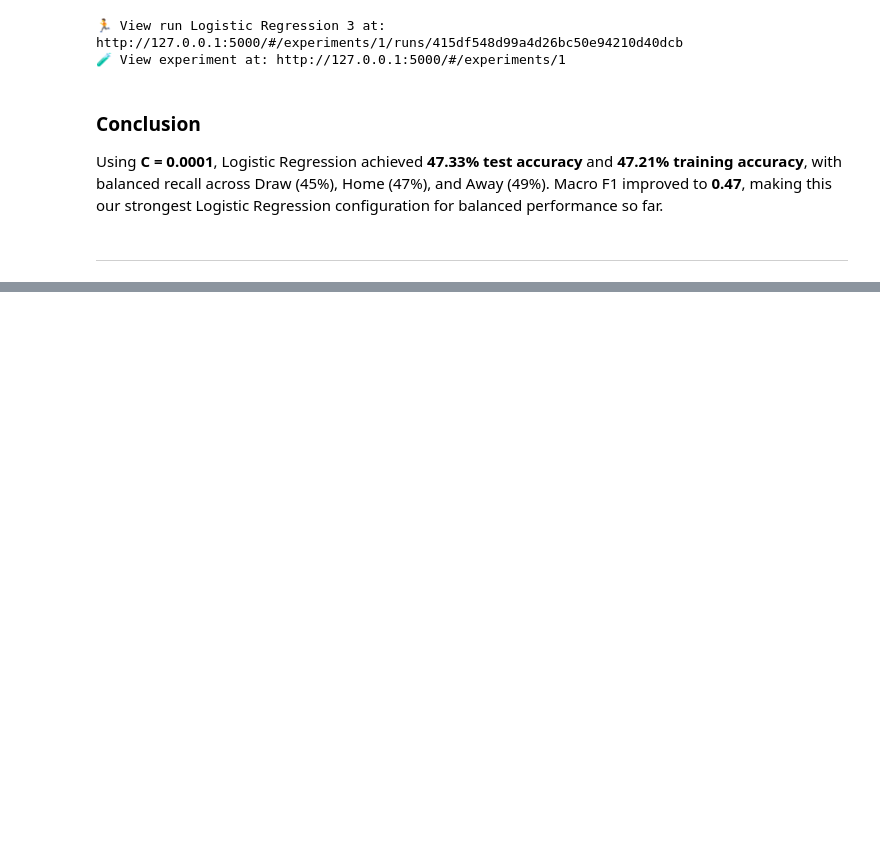
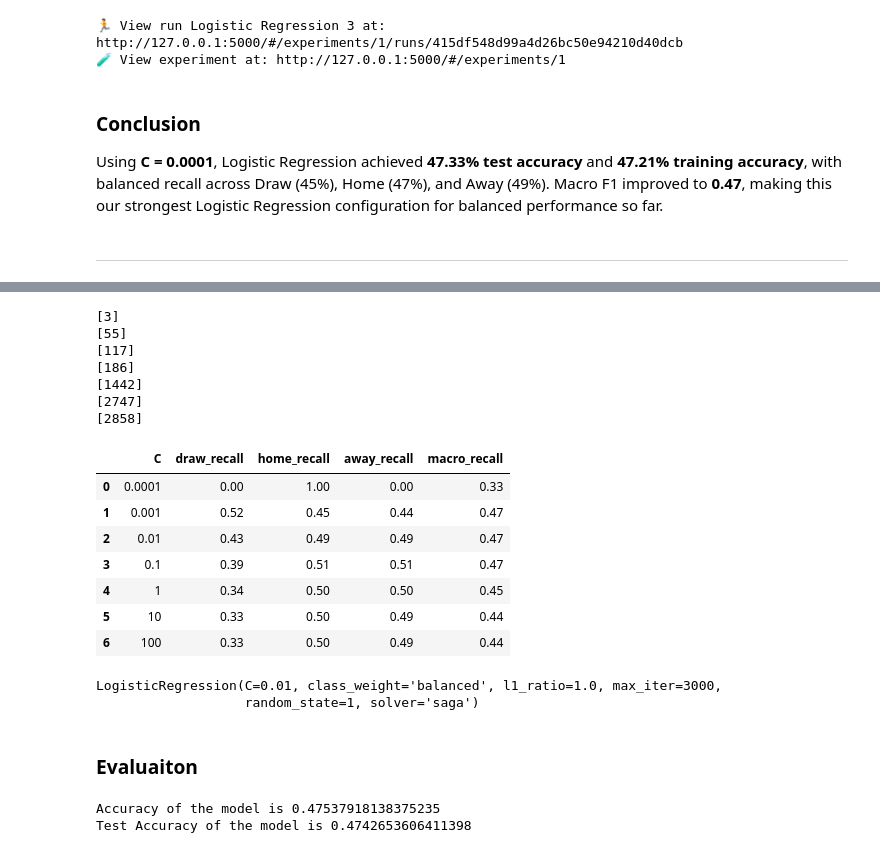
Before and after one commit to Aalli-Talpur/football-match-outcome-prediction, a Jupyter notebook: Notebook/03_Model_Experimentation.ipynb, the cells around one changed output, grey strips where cells are left out. Drawn from its saved outputs; the diff is of its cells as text; code cells hidden in the pictures; blank space fills up the shorter version.

```diff
--- a/Notebook/03_Model_Experimentation.ipynb
+++ b/Notebook/03_Model_Experimentation.ipynb
@@ -1588,0 +1593,47 @@ Using **C = 0.0001**, Logistic Regression achieved **47.33% test accuracy** and
+# %%
+results = []
+
+for c in [0.0001, 0.001, 0.01, 0.1, 1, 10, 100]:
+    lr_model_4 = LogisticRegression( l1_ratio=1.0 , C=c, solver="saga",class_weight="balanced", max_iter=3000, random_state=1)
+
+    lr_model_4.fit(x_train_processed, y_train)
+    predictions = lr_model_4.predict(x_test_processed)
+
+    draw, home, away = recall_score(y_test, predictions, labels=[0, 1, 2], average=None)
+
+    results.append({
+        "C": c,
+        "draw_recall": round(draw, 2),
+        "home_recall": round(home, 2),
+        "away_recall": round(away, 2),
+        "macro_recall": round((draw + home + away) / 3, 2)
+    })
+
+    print(lr_model_4.n_iter_)
+
+
+results_df = pd.DataFrame(results)
+
+display(results_df.style.format({
+    "C": "{:g}",
+    "draw_recall": "{:.2f}",
+    "home_recall": "{:.2f}",
+    "away_recall": "{:.2f}",
+    "macro_recall": "{:.2f}"
+}))
+# %% [output]
+[3]
+[55]
+[117]
+[186]
+[1442]
+[2747]
+[2858]
+|  | C | draw_recall | home_recall | away_recall | macro_recall |
+| 0 | 0.0001 | 0.00 | 1.00 | 0.00 | 0.33 |
+| 1 | 0.001 | 0.52 | 0.45 | 0.44 | 0.47 |
+| 2 | 0.01 | 0.43 | 0.49 | 0.49 | 0.47 |
+| 3 | 0.1 | 0.39 | 0.51 | 0.51 | 0.47 |
+| 4 | 1 | 0.34 | 0.50 | 0.50 | 0.45 |
+| 5 | 10 | 0.33 | 0.50 | 0.49 | 0.44 |
+| 6 | 100 | 0.33 | 0.50 | 0.49 | 0.44 |
@@ -1588,0 +1642,5 @@ Using **C = 0.0001**, Logistic Regression achieved **47.33% test accuracy** and
+# %%
+lr_model_4.fit(x_train_processed, y_train)
+# %% [output]
+LogisticRegression(C=0.01, class_weight='balanced', l1_ratio=1.0, max_iter=3000,
+                   random_state=1, solver='saga')
@@ -1588,0 +1650,8 @@ Using **C = 0.0001**, Logistic Regression achieved **47.33% test accuracy** and
+# %% [markdown]
+### Evaluaiton
+# %%
+print(f"Accuracy of the model is {accuracy_score(y_test, y_hat)}")
+print(f"Test Accuracy of the model is {accuracy_score(y_train, y_hat_train)}")
+# %% [output]
+Accuracy of the model is 0.47537918138375235
+Test Accuracy of the model is 0.4742653606411398
```
Also changed, not shown: parts of 8 cells of this notebook.
